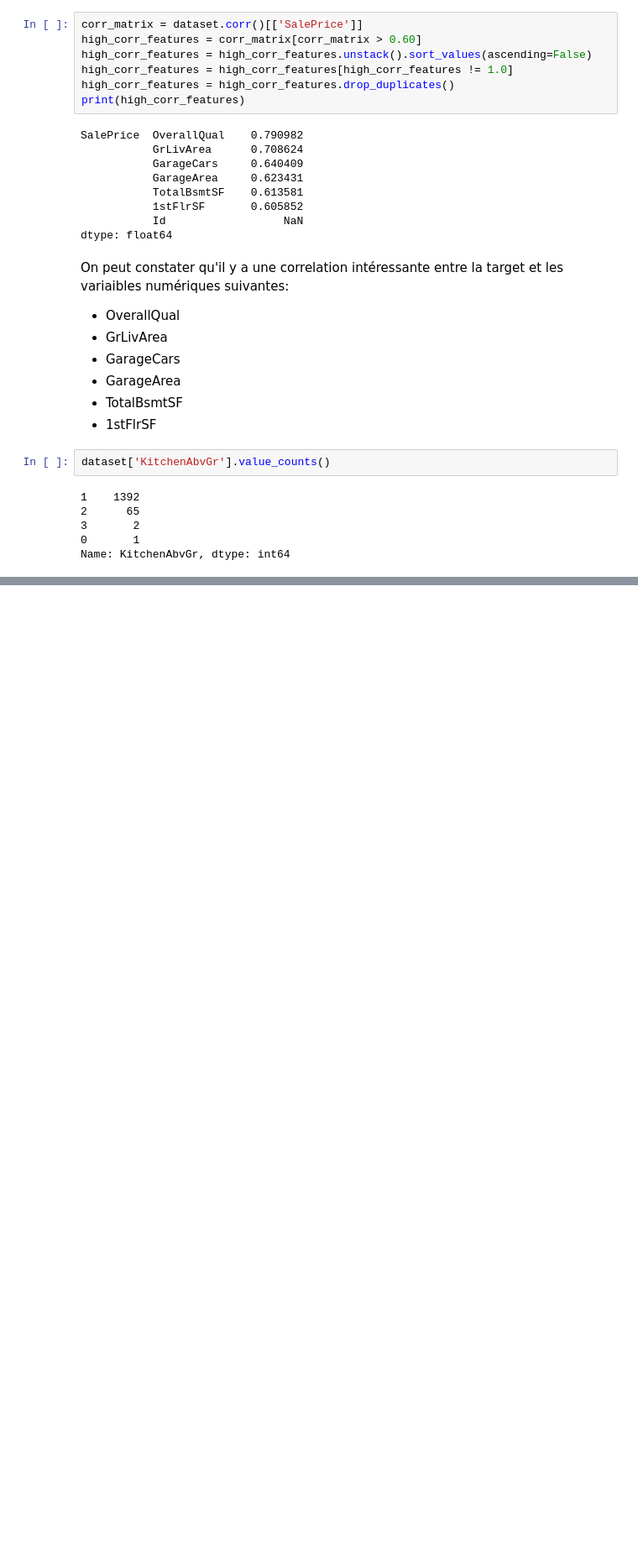
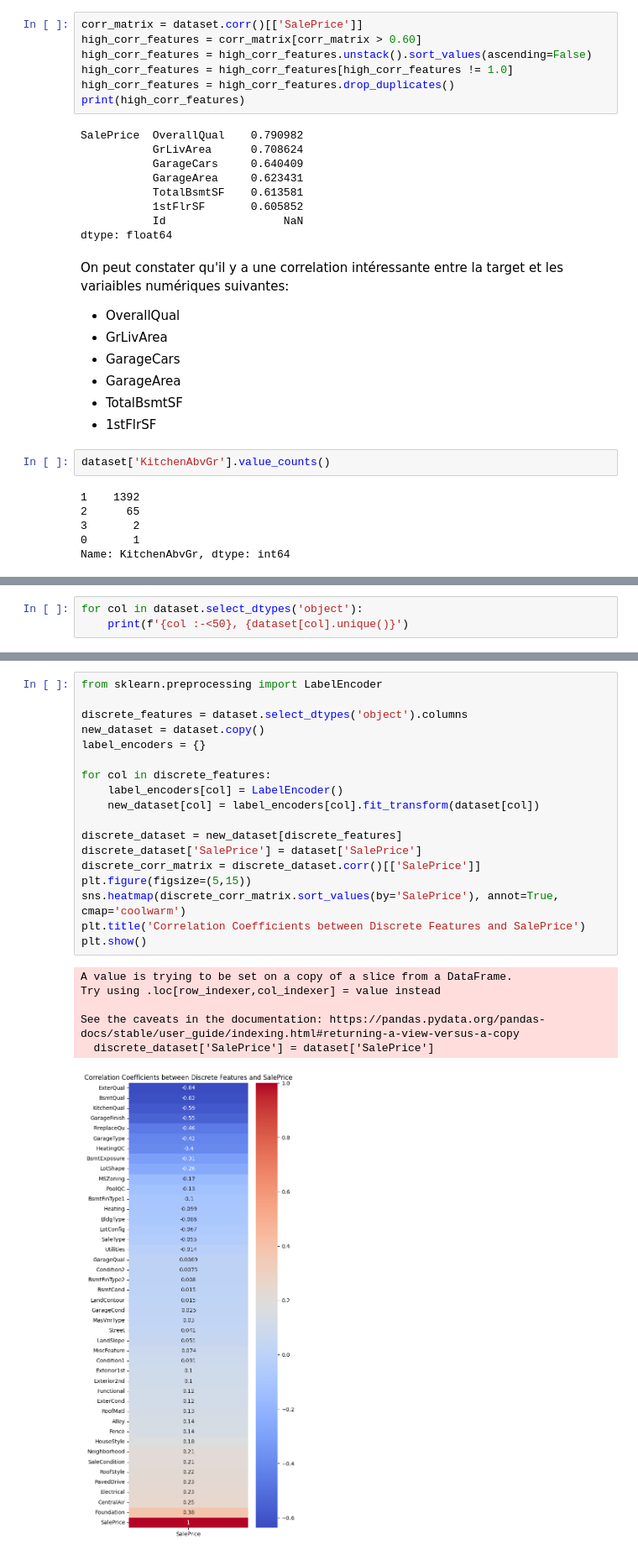
Before and after one commit to lebrislo/kaggle-house-pricing, a Jupyter notebook: house_pricing.ipynb, the cells around one changed output, grey strips where cells are left out. Shown at 84% size. Cells and saved outputs as stored; diff of their text form; blank space fills up the shorter version.

```diff
--- a/house_pricing.ipynb
+++ b/house_pricing.ipynb
@@ -87,0 +123,3 @@ Name: KitchenAbvGr, dtype: int64
+# %%
+for col in dataset.select_dtypes('object'):
+    print(f'{col :-<50}, {dataset[col].unique()}')
@@ -87,0 +144,25 @@ Name: KitchenAbvGr, dtype: int64
+# %%
+from sklearn.preprocessing import LabelEncoder
+
+discrete_features = dataset.select_dtypes('object').columns
+new_dataset = dataset.copy()
+label_encoders = {}
+
+for col in discrete_features:
+    label_encoders[col] = LabelEncoder()
+    new_dataset[col] = label_encoders[col].fit_transform(dataset[col])
+
+discrete_dataset = new_dataset[discrete_features]
+discrete_dataset['SalePrice'] = dataset['SalePrice']
+discrete_corr_matrix = discrete_dataset.corr()[['SalePrice']]
+plt.figure(figsize=(5,15))
+sns.heatmap(discrete_corr_matrix.sort_values(by='SalePrice'), annot=True, cmap='coolwarm')
+plt.title('Correlation Coefficients between Discrete Features and SalePrice')
+plt.show()
+# %% [output]
+A value is trying to be set on a copy of a slice from a DataFrame.
+Try using .loc[row_indexer,col_indexer] = value instead
+
+See the caveats in the documentation: https://pandas.pydata.org/pandas-docs/stable/user_guide/indexing.html#returning-a-view-versus-a-copy
+  discrete_dataset['SalePrice'] = dataset['SalePrice']
+[figure, added]
```
Also changed, not shown: parts of 12 cells of this notebook.
